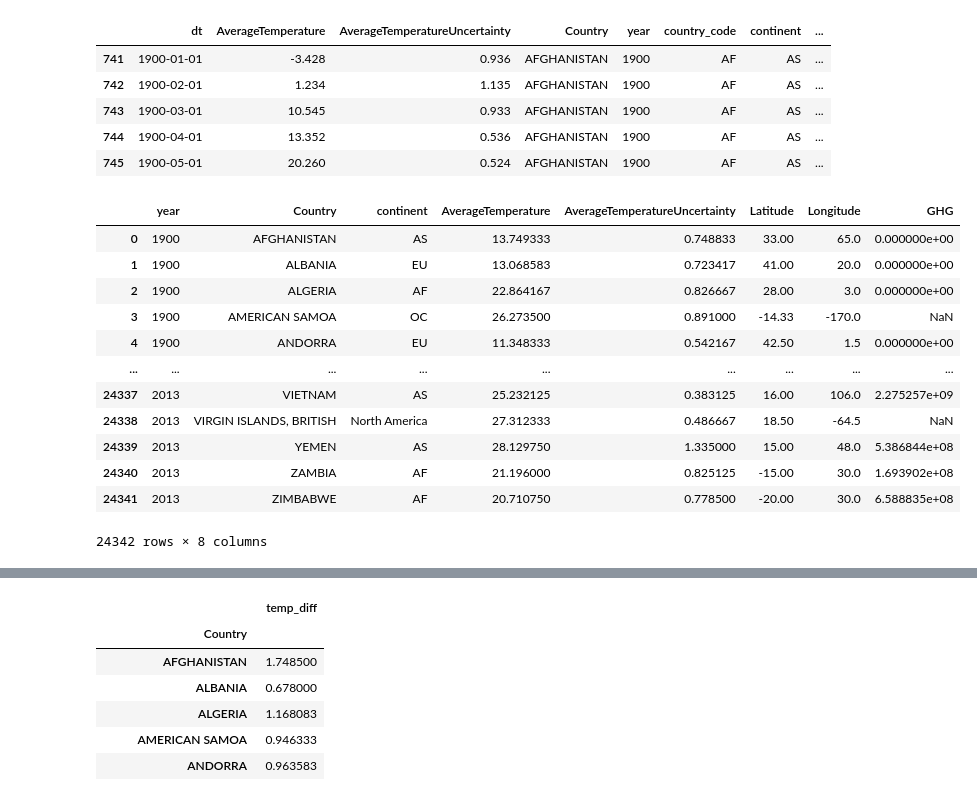
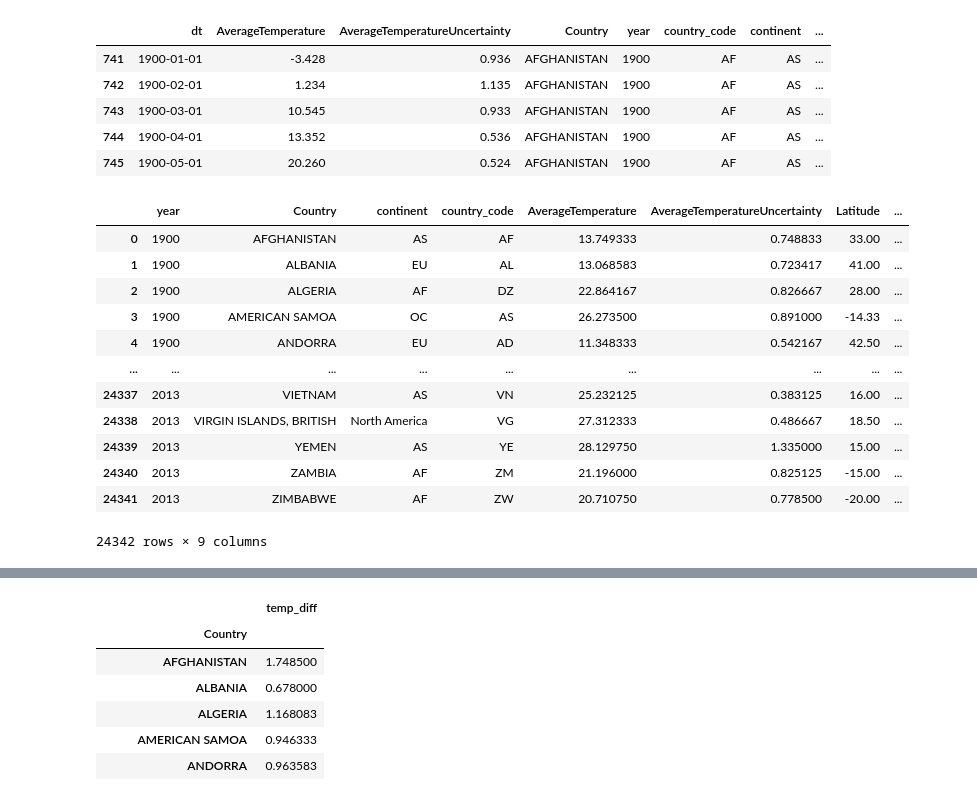
Before and after one commit to DiogoNovaIms/data_vis, a Jupyter notebook: data/raw/AverageTemperatureDifference.ipynb, the cells around one changed output, grey strips where cells are left out. Saved outputs shown, nothing was run; the diff lists cells and outputs as text; code cells hidden in the pictures.

```diff
--- a/data/raw/AverageTemperatureDifference.ipynb
+++ b/data/raw/AverageTemperatureDifference.ipynb
@@ -29,22 +29,22 @@ df.head()
 | 744 | 1900-04-01 | 13.352 | 0.536 | AFGHANISTAN | 1900 | AF | AS | ... |
 | 745 | 1900-05-01 | 20.260 | 0.524 | AFGHANISTAN | 1900 | AF | AS | ... |
 # %%
-df_by_year = df.groupby(["year","Country","continent"]).mean().reset_index()
+df_by_year = df.groupby(["year","Country","continent","country_code"]).mean().reset_index()
 df_by_year
 # %% [output]
-|  | year | Country | continent | AverageTemperature | AverageTemperatureUncertainty | Latitude | Longitude | GHG |
-| 0 | 1900 | AFGHANISTAN | AS | 13.749333 | 0.748833 | 33.00 | 65.0 | 0.000000e+00 |
-| 1 | 1900 | ALBANIA | EU | 13.068583 | 0.723417 | 41.00 | 20.0 | 0.000000e+00 |
-| 2 | 1900 | ALGERIA | AF | 22.864167 | 0.826667 | 28.00 | 3.0 | 0.000000e+00 |
-| 3 | 1900 | AMERICAN SAMOA | OC | 26.273500 | 0.891000 | -14.33 | -170.0 | NaN |
-| 4 | 1900 | ANDORRA | EU | 11.348333 | 0.542167 | 42.50 | 1.5 | 0.000000e+00 |
+|  | year | Country | continent | country_code | AverageTemperature | AverageTemperatureUncertainty | Latitude | ... |
+| 0 | 1900 | AFGHANISTAN | AS | AF | 13.749333 | 0.748833 | 33.00 | ... |
+| 1 | 1900 | ALBANIA | EU | AL | 13.068583 | 0.723417 | 41.00 | ... |
+| 2 | 1900 | ALGERIA | AF | DZ | 22.864167 | 0.826667 | 28.00 | ... |
+| 3 | 1900 | AMERICAN SAMOA | OC | AS | 26.273500 | 0.891000 | -14.33 | ... |
+| 4 | 1900 | ANDORRA | EU | AD | 11.348333 | 0.542167 | 42.50 | ... |
 | ... | ... | ... | ... | ... | ... | ... | ... | ... |
-| 24337 | 2013 | VIETNAM | AS | 25.232125 | 0.383125 | 16.00 | 106.0 | 2.275257e+09 |
-| 24338 | 2013 | VIRGIN ISLANDS, BRITISH | North America | 27.312333 | 0.486667 | 18.50 | -64.5 | NaN |
-| 24339 | 2013 | YEMEN | AS | 28.129750 | 1.335000 | 15.00 | 48.0 | 5.386844e+08 |
-| 24340 | 2013 | ZAMBIA | AF | 21.196000 | 0.825125 | -15.00 | 30.0 | 1.693902e+08 |
-| 24341 | 2013 | ZIMBABWE | AF | 20.710750 | 0.778500 | -20.00 | 30.0 | 6.588835e+08 |
+| 24337 | 2013 | VIETNAM | AS | VN | 25.232125 | 0.383125 | 16.00 | ... |
+| 24338 | 2013 | VIRGIN ISLANDS, BRITISH | North America | VG | 27.312333 | 0.486667 | 18.50 | ... |
+| 24339 | 2013 | YEMEN | AS | YE | 28.129750 | 1.335000 | 15.00 | ... |
+| 24340 | 2013 | ZAMBIA | AF | ZM | 21.196000 | 0.825125 | -15.00 | ... |
+| 24341 | 2013 | ZIMBABWE | AF | ZW | 20.710750 | 0.778500 | -20.00 | ... |
-24342 rows × 8 columns
+24342 rows × 9 columns
 # %%
 def get_average_temperature_diff(country,year,temp):
     result = 0
```
Also changed, not shown: parts of 10 cells of this notebook, 5 other files.
